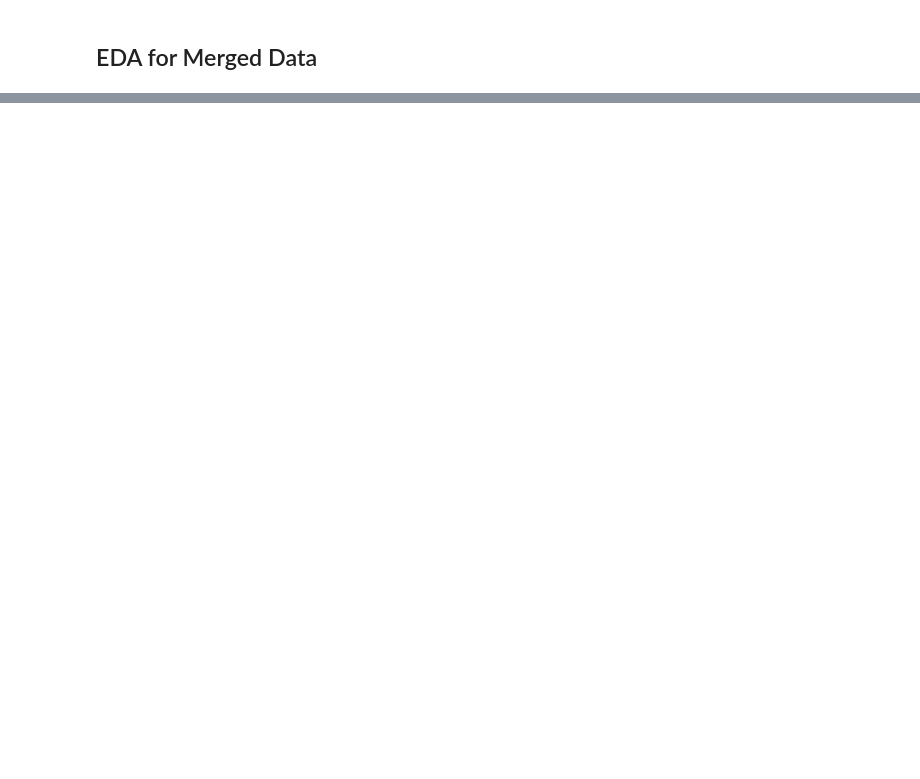
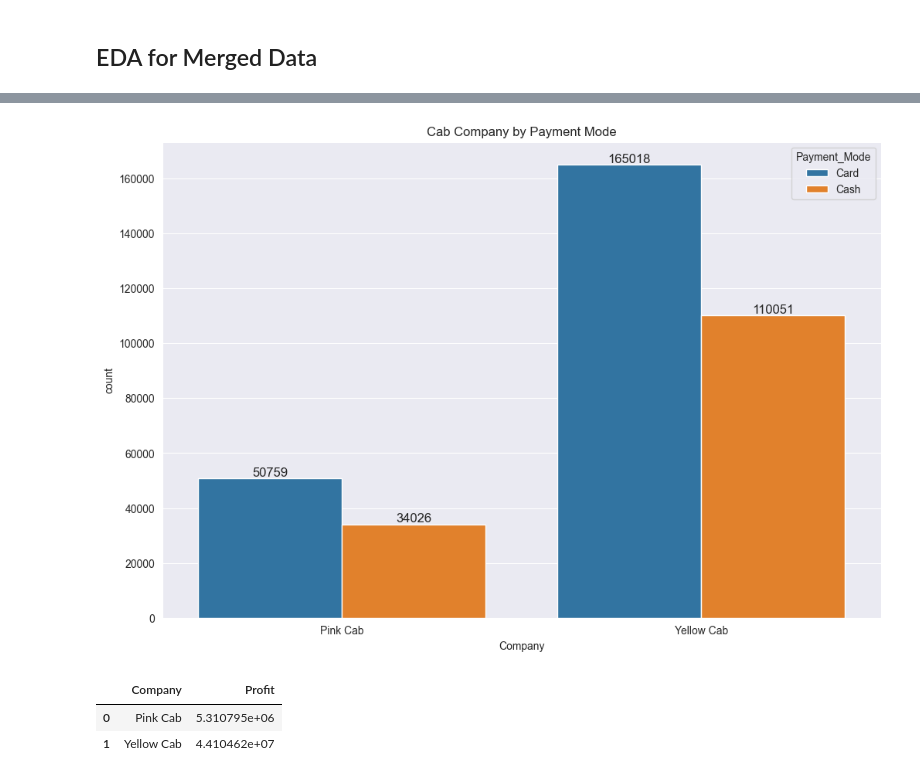
Before and after one commit to MuhammadNurilHuda/G2M-Cab-Investment, a Jupyter notebook: Data Preparation.ipynb, the cells around one changed output, grey strips where cells are left out. Cells and saved outputs as stored; diff of their text form; code cells hidden in the pictures; blank space fills up the shorter version.

```diff
--- a/Data Preparation.ipynb
+++ b/Data Preparation.ipynb
@@ -540,0 +572,15 @@ More than 30% of population in San Francisco, Boston, and Washington DC is cab u
+# %%
+ax = sns.countplot(df_used, x='Company', hue='Payment_Mode')
+ax.bar_label(ax.containers[0], fontsize=12)
+ax.bar_label(ax.containers[1], fontsize=12)
+plt.title('Cab Company by Payment Mode')
+plt.show()
+# %% [output]
+[figure, added]
+# %%
+profit = df_used.groupby(['Company']).agg({'Profit':'sum'}).reset_index()
+profit.head()
+# %% [output]
+|  | Company | Profit |
+| 0 | Pink Cab | 5.310795e+06 |
+| 1 | Yellow Cab | 4.410462e+07 |
```
Also changed, not shown: parts of 25 cells of this notebook.
